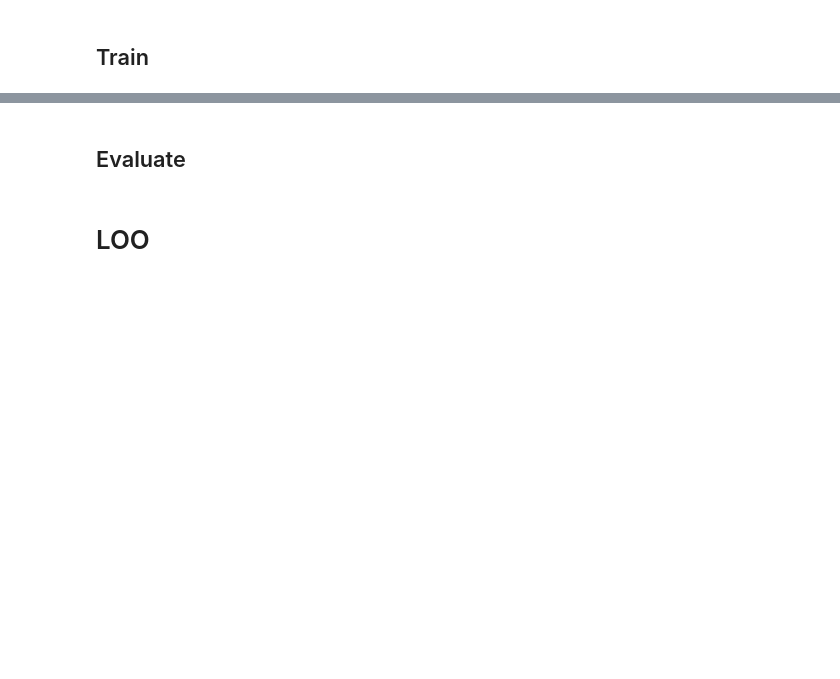
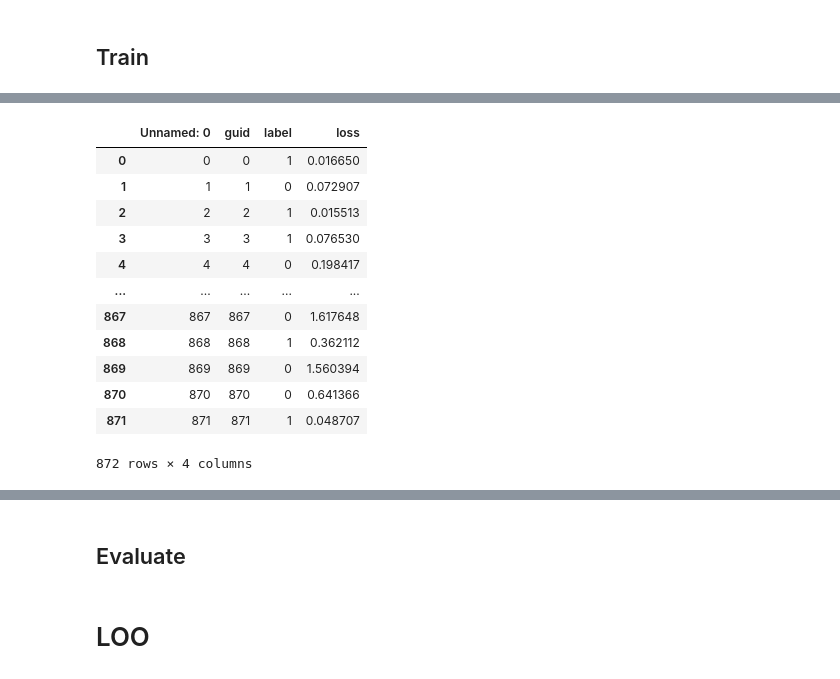
Before and after one commit to patcao/sentiment-influence-function, a Jupyter notebook: Classification.ipynb, the cells around one changed output, grey strips where cells are left out. Drawn from its saved outputs; the diff is of its cells as text; code cells hidden in the pictures; blank space fills up the shorter version.

```diff
--- a/Classification.ipynb
+++ b/Classification.ipynb
@@ -230,0 +162,3 @@ Some weights of the model checkpoint at distilbert-base-uncased were not used wh
+# %%
+df = pd.read_csv('loo/run_0/test_loss.csv')
+df2 = pd.read_csv('loo/run_1/test_loss.csv')
@@ -230,0 +197,16 @@ Some weights of the model checkpoint at distilbert-base-uncased were not used wh
+# %%
+df2
+# %% [output]
+|  | Unnamed: 0 | guid | label | loss |
+| 0 | 0 | 0 | 1 | 0.016650 |
+| 1 | 1 | 1 | 0 | 0.072907 |
+| 2 | 2 | 2 | 1 | 0.015513 |
+| 3 | 3 | 3 | 1 | 0.076530 |
+| 4 | 4 | 4 | 0 | 0.198417 |
+| ... | ... | ... | ... | ... |
+| 867 | 867 | 867 | 0 | 1.617648 |
+| 868 | 868 | 868 | 1 | 0.362112 |
+| 869 | 869 | 869 | 0 | 1.560394 |
+| 870 | 870 | 870 | 0 | 0.641366 |
+| 871 | 871 | 871 | 1 | 0.048707 |
+872 rows × 4 columns
```
Also changed, not shown: parts of 31 cells of this notebook, 11 other files.
